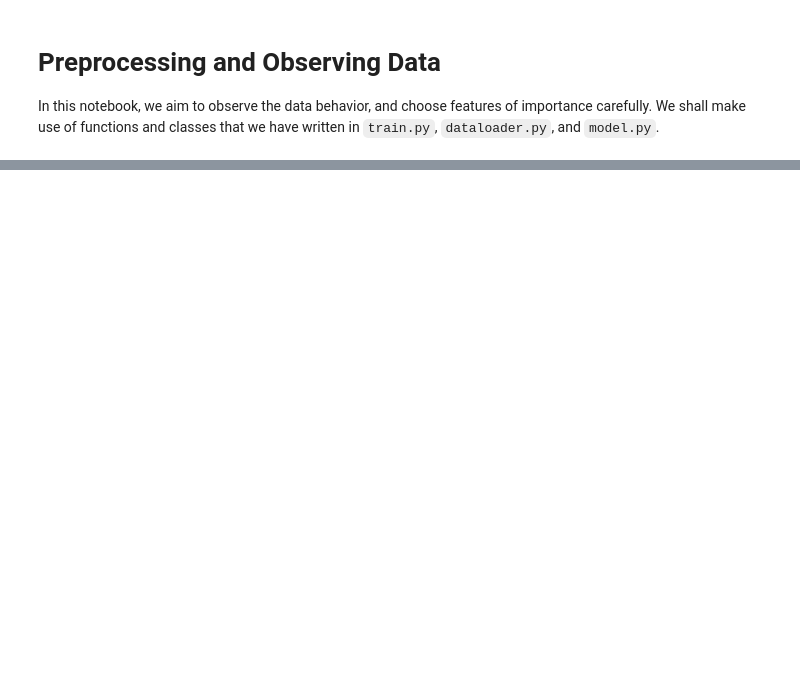
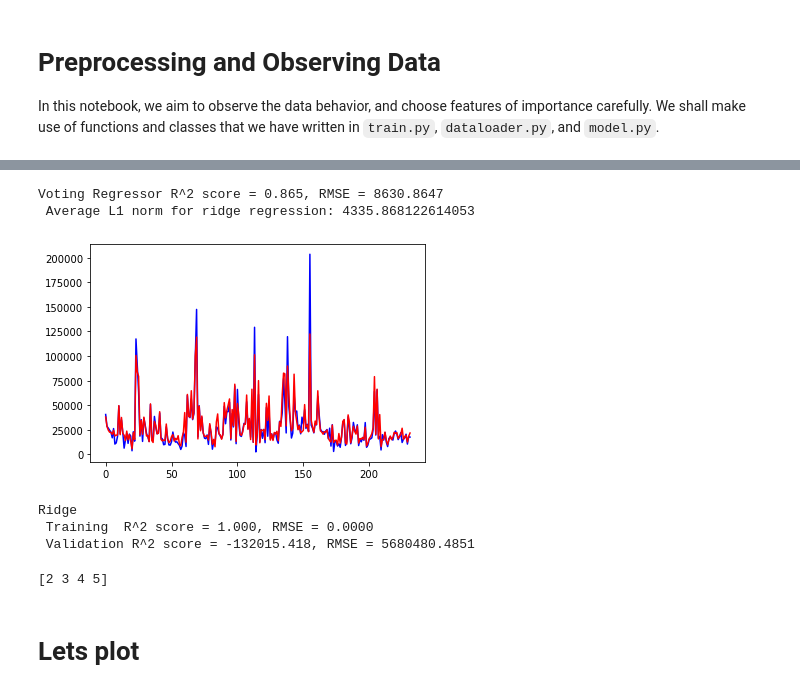
Before and after one commit to jadehaus/datascience-contest, a Jupyter notebook: preprocess.ipynb, the cells around one changed output, grey strips where cells are left out. Drawn from its saved outputs; the diff is of its cells as text; code cells hidden in the pictures; blank space fills up the shorter version.

```diff
--- a/preprocess.ipynb
+++ b/preprocess.ipynb
@@ -94,0 +172,13 @@ for j, feat in enumerate(value_feats):
+# %%
+value_dataset = dataset[value_feats]
+value_dataset[target_name] = dataset[target_name]
+high_corr = value_dataset.corr()[target_name].sort_values(ascending=False)
+cols = high_corr[1:].keys()
+
+XX = X.copy()
+for i in cols:
+    for j in cols:
+        XX[f'{i} * {j}'] = X[i] * X[j]
+
+ridge_corr = Ridge()
+model_fit_perf(ridge_corr, XX, Y, "Ridge")
@@ -94,0 +409,6 @@ for j, feat in enumerate(value_feats):
+# %%
+Y_hat, Y = np.array(final_model.predict(X)), np.array(Y)
+print(mean_squared_error(Y, Y_hat, squared=False))
+print(np.sum(np.abs(Y-Y_hat))/len(Y))
+
+# joblib.dump(final_model, './saved_params/classical_regressors.pkl')
@@ -94,0 +418,9 @@ for j, feat in enumerate(value_feats):
+# %%
+import pickle
+import joblib
+
+classical_model = joblib.load('./saved_params/classical_regressors.pkl')
+
+Y_hat = np.array(classical_model.predict(X))
+print(mean_squared_error(Y, Y_hat, squared=False))
+print(np.sum(np.abs(Y-Y_hat))/len(Y))
@@ -94,0 +615,43 @@ for j, feat in enumerate(value_feats):
+# %%
+model = joblib.load('./saved_params/voting_linear.pkl')
+
+model_perf(model, X, Y, 'Voting Regressor')
+pred = model.predict(X)
+# pred = np.exp(pred)
+print(f' Average L1 norm for ridge regression: {np.sum(np.abs(label - pred))/len(pred)}')
+
+import matplotlib.pyplot as plt
+
+plt.plot(label, color='blue')
+plt.plot(pred, color='red')
+plt.show()
+# %% [output]
+Voting Regressor R^2 score = 0.865, RMSE = 8630.8647
+ Average L1 norm for ridge regression: 4335.868122614053
+[figure, added]
+# %%
+from sklearn.preprocessing import PolynomialFeatures
+from sklearn.linear_model import LinearRegression
+
+poly = PolynomialFeatures(degree=2, include_bias=True)
+X_p = poly.fit_transform(X)
+
+ridge = Ridge()
+parameters = {'alpha':[a*0.01 for a in range(400)]}
+search = GridSearchCV(ridge, parameters)
+search.fit(X_p, Y)
+
+ridge = Ridge(**search.best_params_)
+model_fit_perf(ridge, X_p, Y, "Ridge")
+# %% [output]
+Ridge
+ Training  R^2 score = 1.000, RMSE = 0.0000
+ Validation R^2 score = -132015.418, RMSE = 5680480.4851
+# %%
+import numpy as np
+arr1 = np.array([1,2,3,4])
+print(arr1 + 1)
+# %% [output]
+[2 3 4 5]
+# %% [markdown]
+# Lets plot
```
Also changed, not shown: parts of 23 cells of this notebook, 6 other files.
